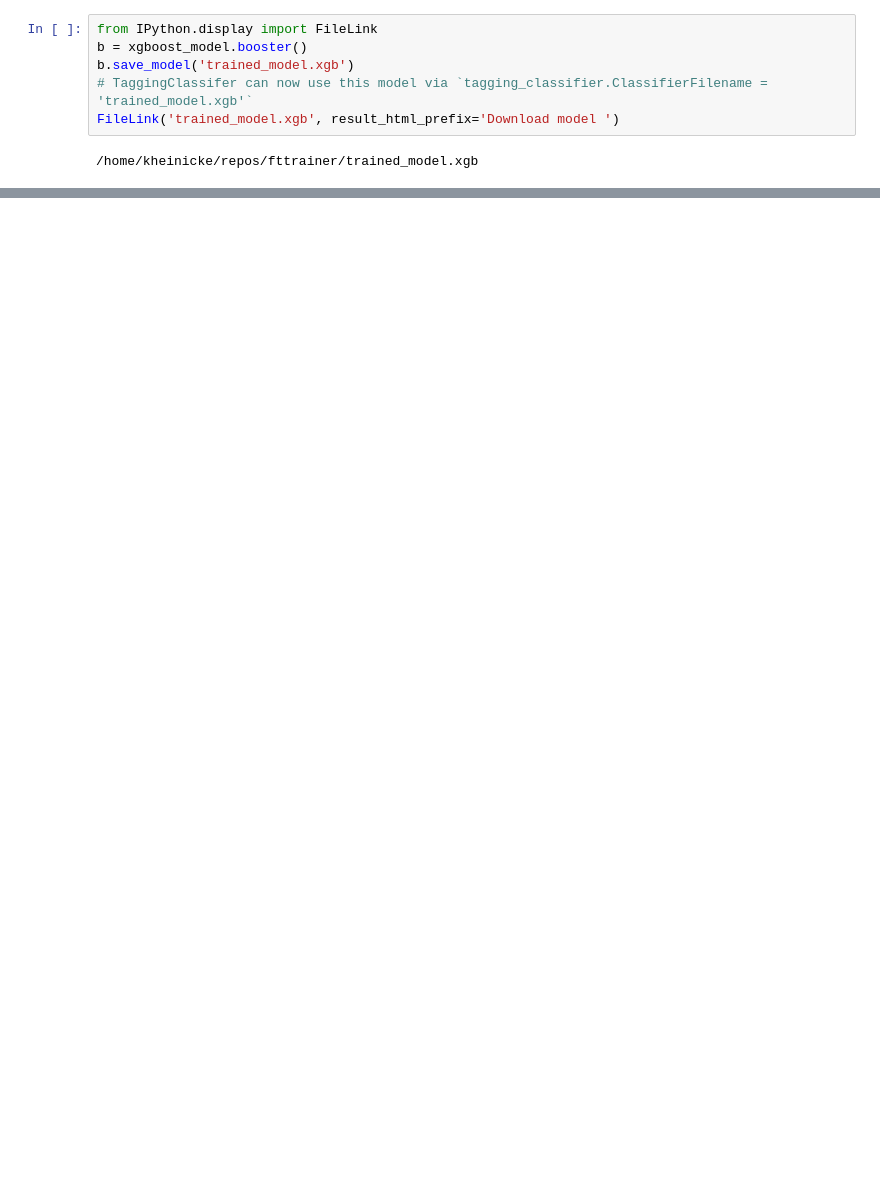
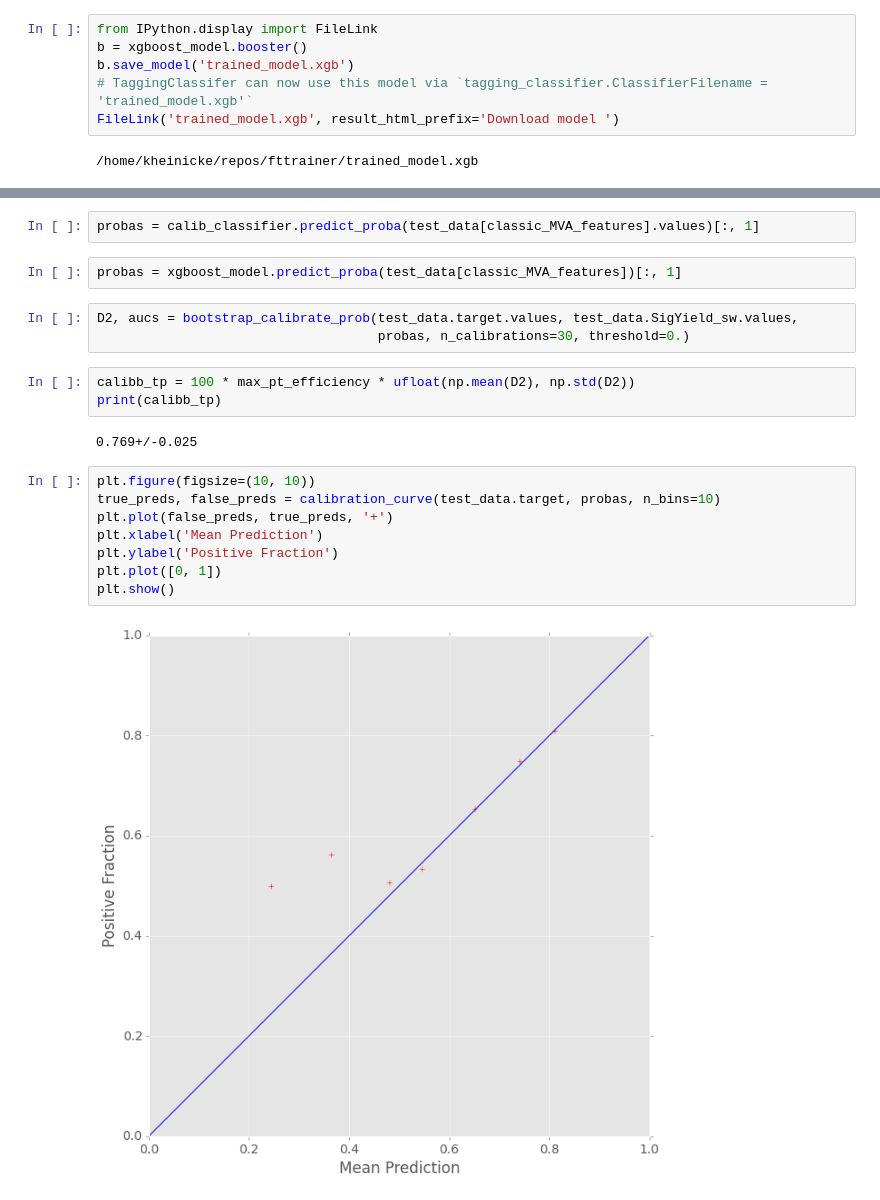
Before and after one commit to bixel/fttrainer, a Jupyter notebook: pandas-training-test.ipynb, the cells around one changed output, grey strips where cells are left out. Drawn from its saved outputs; the diff is of its cells as text; blank space fills up the shorter version.

Commit message:
Play around with calibration

```diff
--- a/pandas-training-test.ipynb
+++ b/pandas-training-test.ipynb
@@ -224,0 +335,22 @@ FileLink('trained_model.xgb', result_html_prefix='Download model ')
+# %%
+probas = calib_classifier.predict_proba(test_data[classic_MVA_features].values)[:, 1]
+# %%
+probas = xgboost_model.predict_proba(test_data[classic_MVA_features])[:, 1]
+# %%
+D2, aucs = bootstrap_calibrate_prob(test_data.target.values, test_data.SigYield_sw.values,
+                                    probas, n_calibrations=30, threshold=0.)
+# %%
+calibb_tp = 100 * max_pt_efficiency * ufloat(np.mean(D2), np.std(D2))
+print(calibb_tp)
+# %% [output]
+0.769+/-0.025
+# %%
+plt.figure(figsize=(10, 10))
+true_preds, false_preds = calibration_curve(test_data.target, probas, n_bins=10)
+plt.plot(false_preds, true_preds, '+')
+plt.xlabel('Mean Prediction')
+plt.ylabel('Positive Fraction')
+plt.plot([0, 1])
+plt.show()
+# %% [output]
+[figure, added]
```
Also changed, not shown: parts of 26 cells of this notebook.
